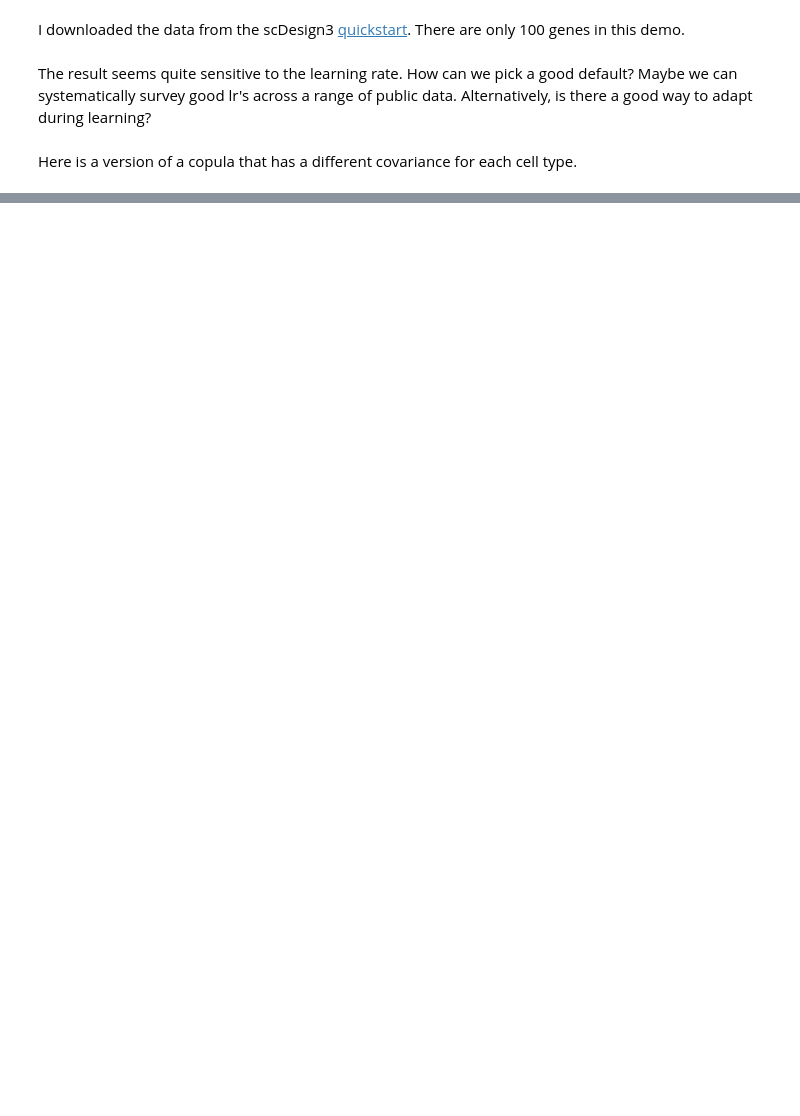
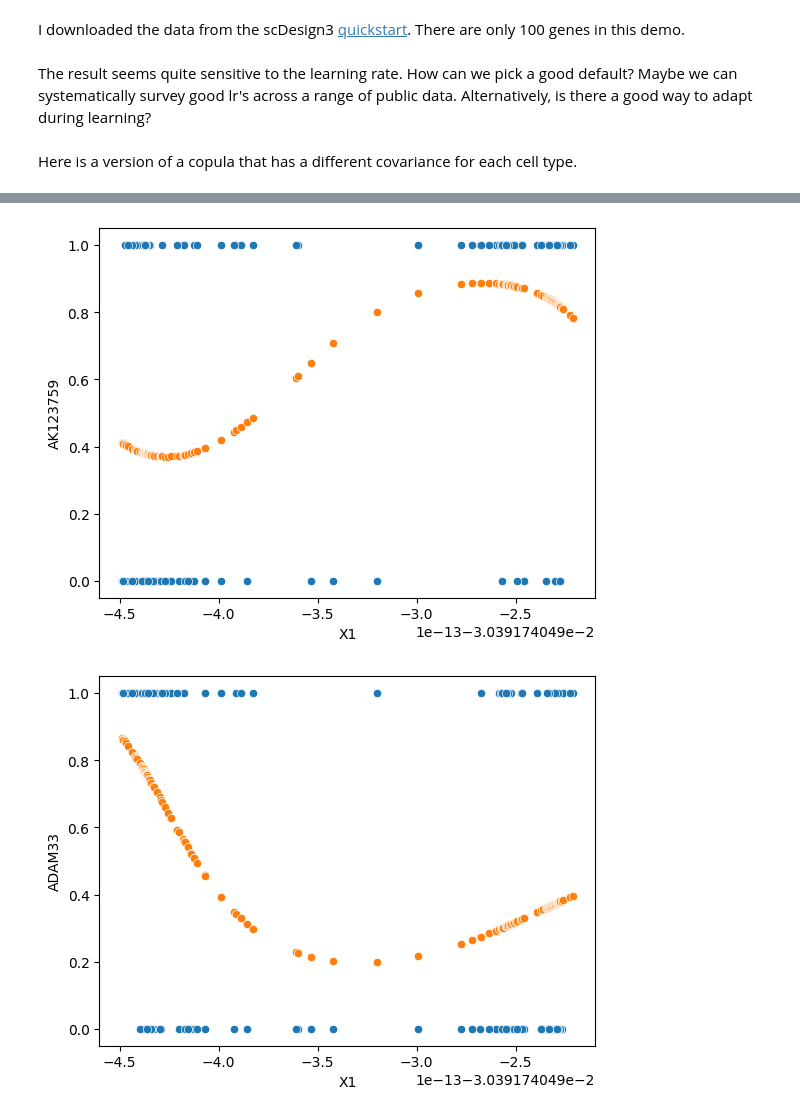
Before and after one commit to krisrs1128/scDesigner, a Jupyter notebook: examples/quickstart.ipynb, the cells around one changed output, grey strips where cells are left out. Saved outputs shown, nothing was run; the diff lists cells and outputs as text; code cells hidden in the pictures; blank space fills up the shorter version.

```diff
--- a/examples/quickstart.ipynb
+++ b/examples/quickstart.ipynb
@@ -90,0 +190,5 @@ sim.sample()
+# %%
+# would need to download this data first
+save_path = "../../data/multiomic_methylation.h5ad"
+multi = anndata.read_h5ad(save_path)
+multi.X
@@ -90,0 +203,6 @@ sim.sample()
+# %%
+import numpy as np
+
+# multi.X = multi.X.toarray().astype(np.float32)
+sim = scdesigner(multi, Bernoulli("~ bs(X1, df=3)"), max_epochs=10)
+sim
@@ -90,0 +228,27 @@ sim.sample()
+# %%
+import seaborn as sns
+import matplotlib.pyplot as plt
+import pandas as pd
+import torch
+
+# plots predicted p
+def plot_gene(sim, example_sce, ix=0, var="pseudotime"):
+    # get predictions
+    gene = example_sce.var_names[ix]
+    mu = sim.predict(example_sce.obs)["mu"] # returns logit of p
+    col_name = mu.columns
+    y_hat = 1-1 / (1+torch.exp(torch.Tensor(mu.values))) # convert to p
+    y_hat = pd.DataFrame(y_hat.numpy(), columns=col_name)
+    y_hat[var] = example_sce.obs[var].values
+
+    # plot
+    y_hat = y_hat.sort_values(by=var)
+    sns.scatterplot(x=var, y=gene, data={var: example_sce.obs[var], gene: example_sce.X[:, ix]})
+    sns.scatterplot(x=var, y=gene, data=y_hat)
+
+for i in range(5):
+    plot_gene(sim, multi, i, "X1")
+    plt.show()
+# %% [output]
+[figure, added]
+[figure, added]
```
Also changed, not shown: parts of 12 cells of this notebook.
